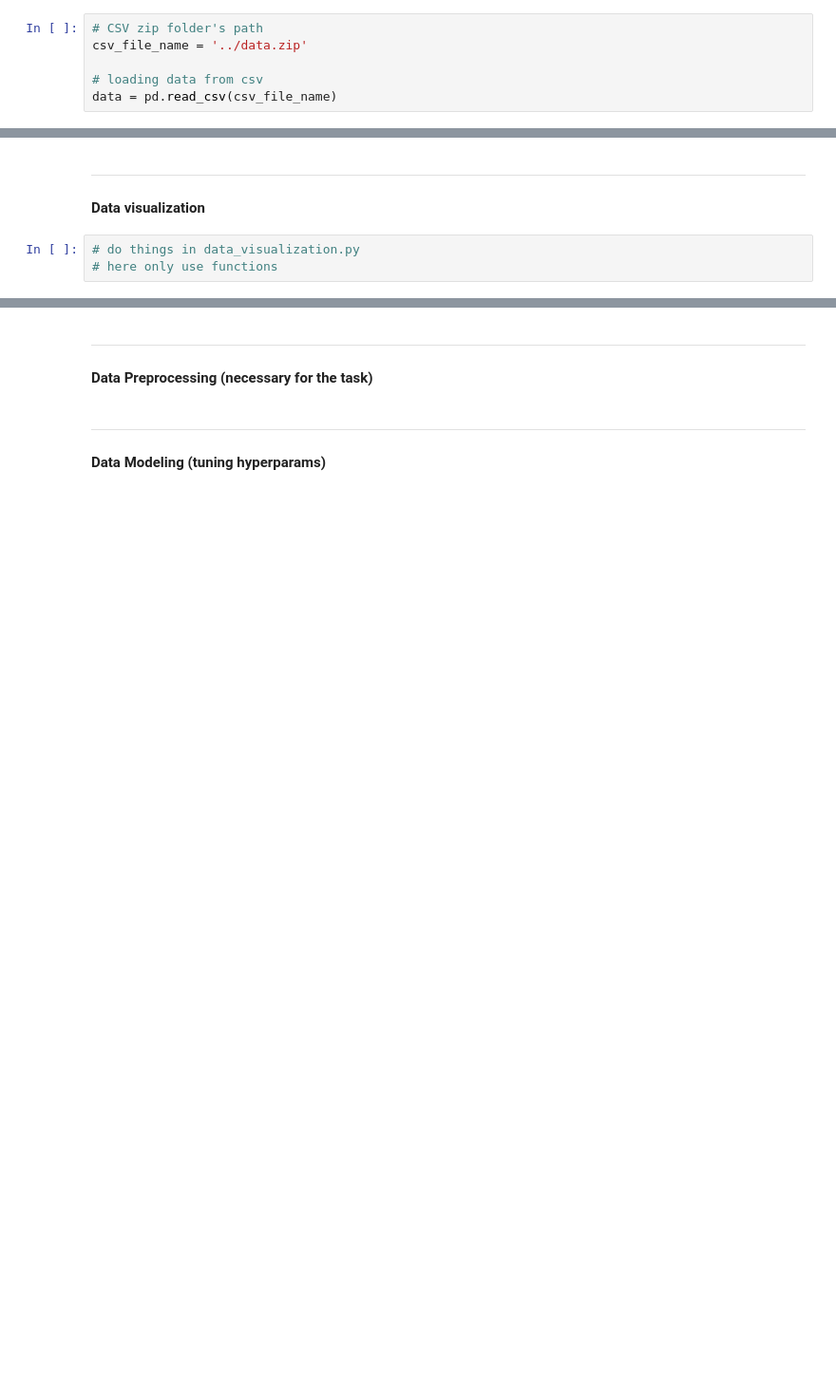
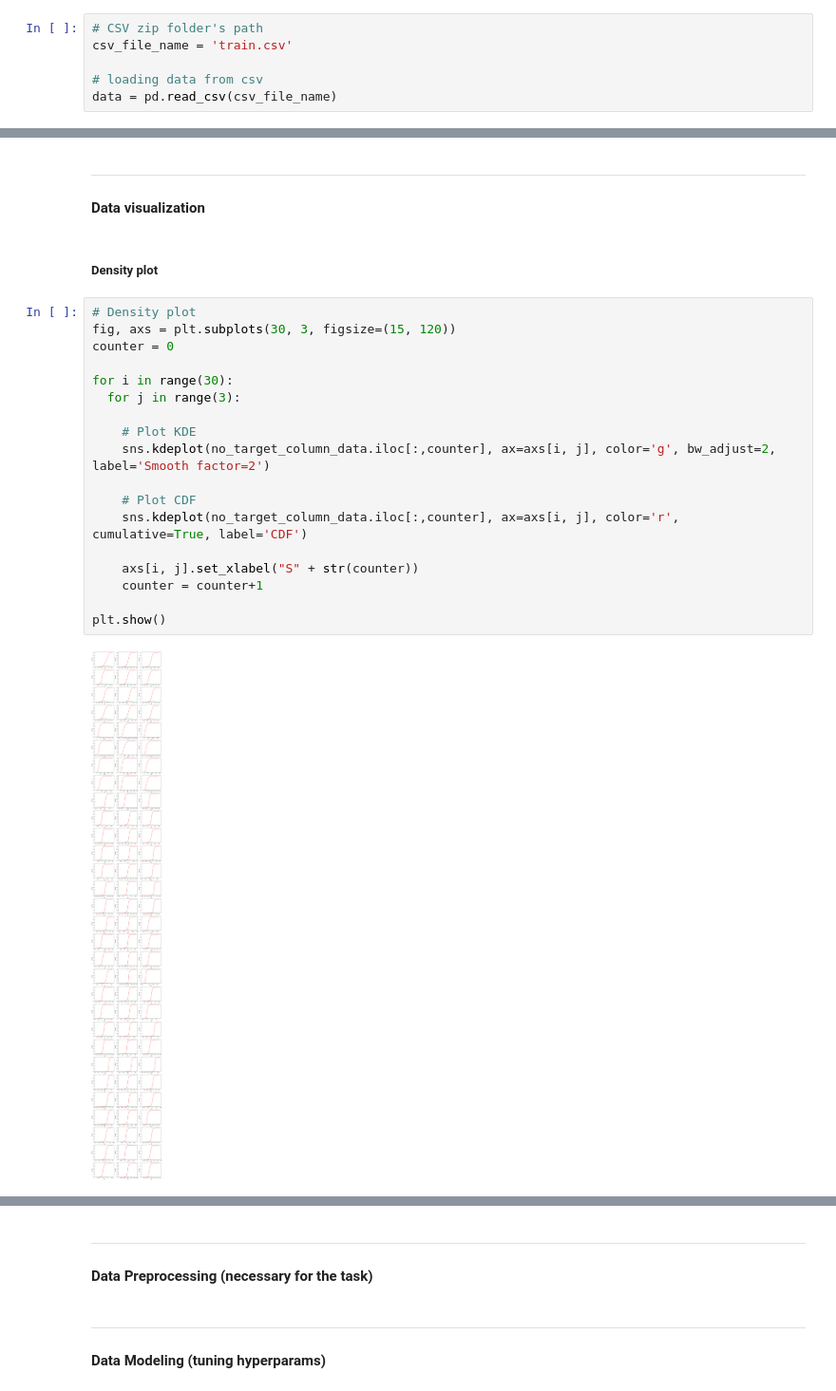
Before and after one commit to gabM27/audio-track-year-recognizer, a Jupyter notebook: TrainingModule/main.ipynb, the cells around one changed output, grey strips where cells are left out. Shown at 95% size. Cells and saved outputs as stored; diff of their text form; blank space fills up the shorter version.

Commit message:
First Data Visualization
Co-Authored-By: Gabriele <95940596+gabM27@users.noreply.github.com>

```diff
--- a/TrainingModule/main.ipynb
+++ b/TrainingModule/main.ipynb
@@ -9,7 +30,7 @@ import pandas as pd
 #### Loading data from data_loader.py
 # %%
 # CSV zip folder's path
-csv_file_name = '../data.zip'
+csv_file_name = 'train.csv'
 
 # loading data from csv
 data = pd.read_csv(csv_file_name)
@@ -120,6 +141,25 @@ Year
 # %% [markdown]
 ---
 #### Data visualization
-# %%
-# do things in data_visualization.py
-# here only use functions
+# %% [markdown]
+##### Density plot
+# %%
+# Density plot
+fig, axs = plt.subplots(30, 3, figsize=(15, 120))
+counter = 0
+
+for i in range(30):
+  for j in range(3):
+
+    # Plot KDE
+    sns.kdeplot(no_target_column_data.iloc[:,counter], ax=axs[i, j], color='g', bw_adjust=2, label='Smooth factor=2')
+
+    # Plot CDF
+    sns.kdeplot(no_target_column_data.iloc[:,counter], ax=axs[i, j], color='r', cumulative=True, label='CDF')
+
+    axs[i, j].set_xlabel("S" + str(counter))
+    counter = counter+1
+
+plt.show()
+# %% [output]
+[figure, added]
```
Also changed, not shown: parts of 18 cells of this notebook.
